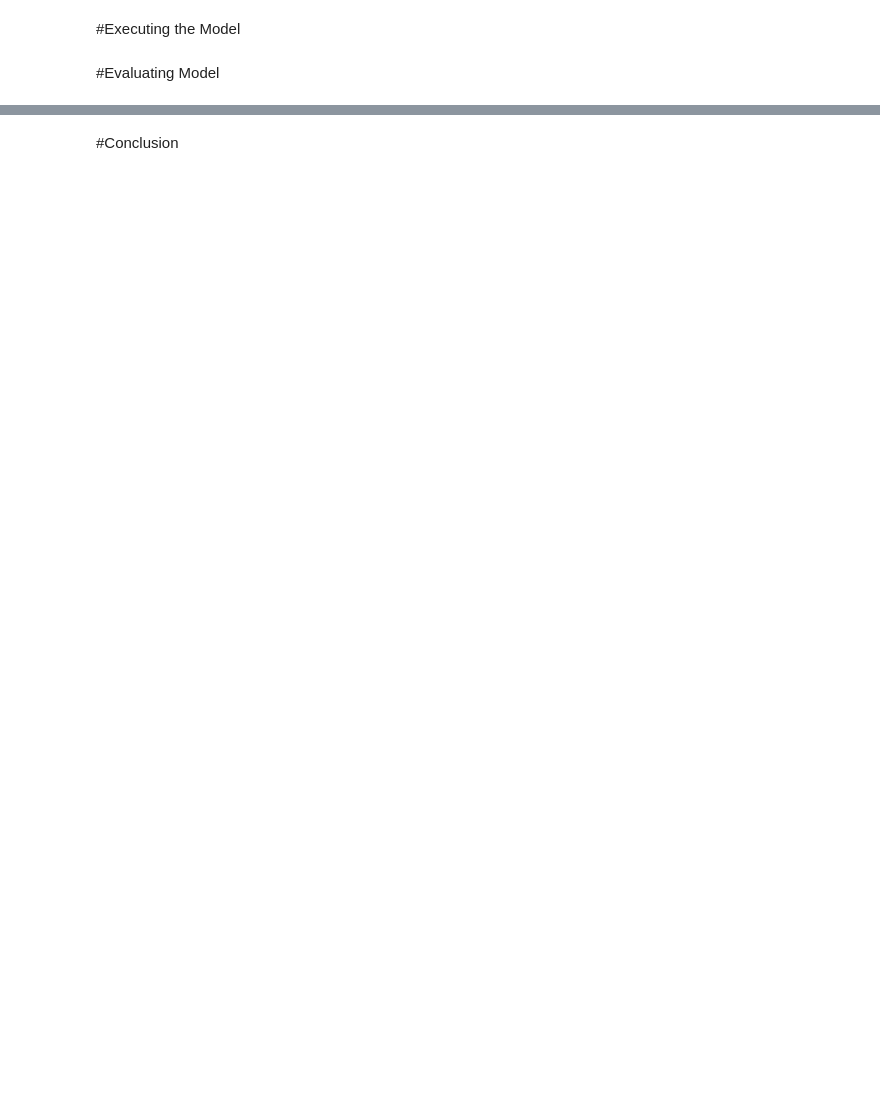
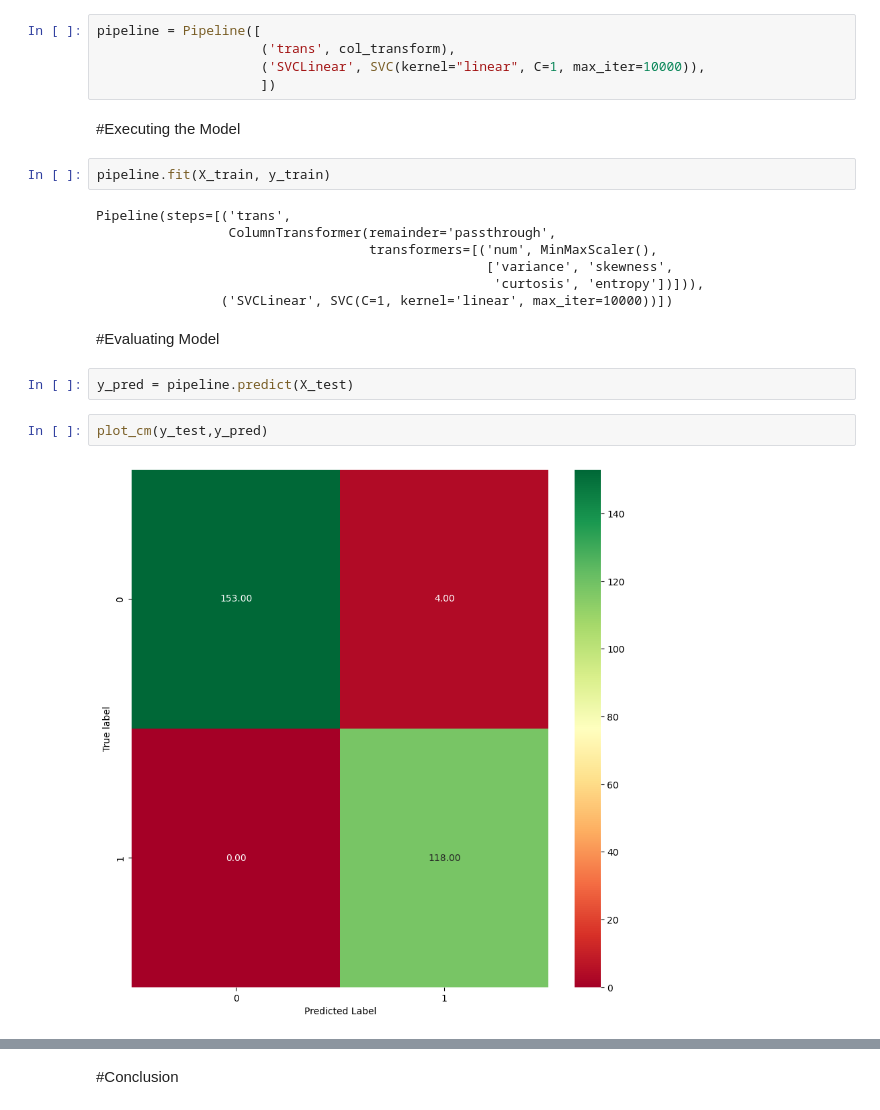
Before and after one commit to valenderval/MLA_JFV, a Jupyter notebook: MLA3_JFV.ipynb, the cells around one changed output, grey strips where cells are left out. Cells and saved outputs as stored; diff of their text form; blank space fills up the shorter version.

```diff
--- a/MLA3_JFV.ipynb
+++ b/MLA3_JFV.ipynb
@@ -160,7 +160,27 @@ col_transform = ColumnTransformer(transformers=[
                                remainder='passthrough'
 
                   )
+# %%
+pipeline = Pipeline([
+                     ('trans', col_transform),
+                     ('SVCLinear', SVC(kernel="linear", C=1, max_iter=10000)),
+                     ])
 # %% [markdown]
 #Executing the Model
+# %%
+pipeline.fit(X_train, y_train)
+# %% [output]
+Pipeline(steps=[('trans',
+                 ColumnTransformer(remainder='passthrough',
+                                   transformers=[('num', MinMaxScaler(),
+                                                  ['variance', 'skewness',
+                                                   'curtosis', 'entropy'])])),
+                ('SVCLinear', SVC(C=1, kernel='linear', max_iter=10000))])
 # %% [markdown]
 #Evaluating Model
+# %%
+y_pred = pipeline.predict(X_test)
+# %%
+plot_cm(y_test,y_pred)
+# %% [output]
+[figure, added]
```
Also changed, not shown: parts of 15 cells of this notebook.
